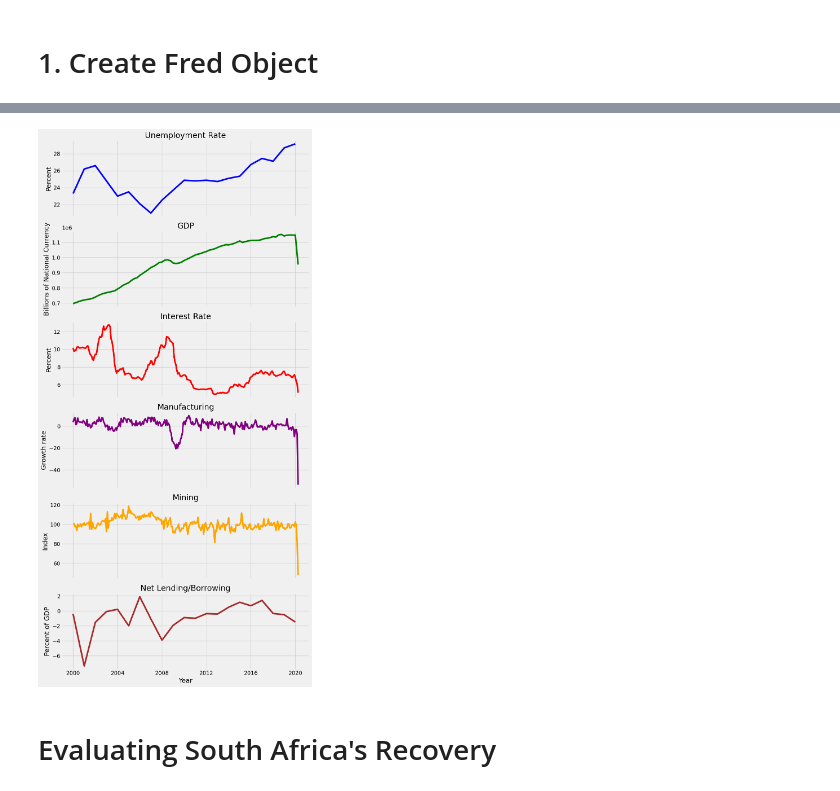
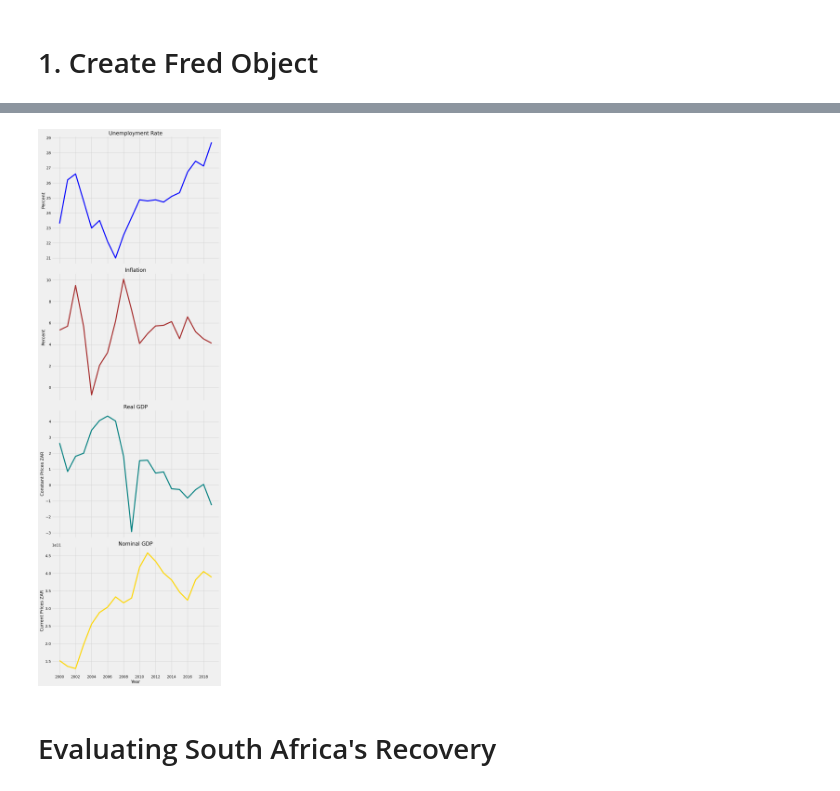
Before and after one commit to l-quincy01/Economic-Data-Analysis, a Jupyter notebook: EconomicEDA.ipynb, the cells around one changed output, grey strips where cells are left out. Drawn from its saved outputs; the diff is of its cells as text; code cells hidden in the pictures.

```diff
--- a/EconomicEDA.ipynb
+++ b/EconomicEDA.ipynb
@@ -58,50 +57,60 @@ sa_economic_indicators.head()
 # %%
 #create economic indicatos objects
 
-unemployment = fred.get_series('LRUN64TTZAA156S', observation_start='2000-01-01', observation_end='2020-04-01')
-gdp = fred.get_series('NGDPRSAXDCZAQ', observation_start='2000-01-01', observation_end='2020-04-01')
-interest_rate = fred.get_series('IR3TIB01ZAM156N', observation_start='2000-01-01', observation_end='2020-04-01')
-manufacturing = fred.get_series('ZAFPRMNTO01GYSAM', observation_start='2000-01-01', observation_end='2020-04-01')
-mining = fred.get_series('ZAFPRMITO01IXOBSAM', observation_start='2000-01-01', observation_end='2020-04-01')
-net_lending_borrowing = fred.get_series('ZAFBFDBP6GDPPT', observation_start='2000-01-01', observation_end='2020-04-01')
+unemployment_rate = fred.get_series('LRUN64TTZAA156S', observation_start='2000-01-01', observation_end='2019-12-31')
+
+# Monthly series
+construction_growth = fred.get_series('ZAFPRCNTO01MLSAM', observation_start='2000-01-01', observation_end='2019-12-31')
+# Yearly series
+inflation = fred.get_series('FPCPITOTLZGZAF', observation_start='2000-01-01', observation_end='2019-12-31')
+real_gdp = fred.get_series('ZAFNGDPRPCPCPPPT', observation_start='2000-01-01', observation_end='2019-12-31')
+gdp_nominal = fred.get_series('MKTGDPZAA646NWDB', observation_start='2000-01-01', observation_end='2019-12-31')
 # %%
-#Display series
+# Display series
 
-fig, axes = plt.subplots(6, 1, figsize=(10, 20), sharex=True)
+fig, axes = plt.subplots(4, 1, figsize=(10, 30), sharex=True)
 
 # Plot each series
-axes[0].plot(unemployment.index, unemployment, color='blue')
+axes[0].plot(unemployment_rate.index, unemployment_rate, color='blue')
 axes[0].set_title('Unemployment Rate')
 axes[0].set_ylabel('Percent')
 
-axes[1].plot(gdp.index, gdp, color='green')
-axes[1].set_title('GDP')
-axes[1].set_ylabel('Billions of National Currency')
+#axes[1].plot(construction_growth.index, construction_growth, color='green')
+#axes[1].set_title('Construction Growth (Monthly)')
+#axes[1].set_ylabel('Growth Rate %')
+#
+#axes[2].plot(manufacturing_growth.index, manufacturing_growth, color='purple')
+#axes[2].set_title('Manufacturing Growth (Monthly)')
+#axes[2].set_ylabel('Growth Rate %')
+#
+#axes[3].plot(mining_growth.index, mining_growth, color='orange')
+#axes[3].set_title('Mining Growth (Monthly)')
+#axes[3].set_ylabel('Growth Rate %')
+#
+#axes[4].plot(interest_rate.index, interest_rate, color='red')
+#axes[4].set_title('Interest Rate')
+#axes[4].set_ylabel('Percent')
 
-axes[2].plot(interest_rate.index, interest_rate, color='red')
-axes[2].set_title('Interest Rate')
-axes[2].set_ylabel('Percent')
+axes[1].plot(inflation.index, inflation, color='brown')
+axes[1].set_title('Inflation')
+axes[1].set_ylabel('Percent')
 
-axes[3].plot(manufacturing.index, manufacturing, color='purple')
-axes[3].set_title('Manufacturing')
-axes[3].set_ylabel('Growth rate')
+axes[2].plot(real_gdp.index, real_gdp, color='teal')
+axes[2].set_title('Real GDP')
+axes[2].set_ylabel('Constant Prices ZAR')
 
-axes[4].plot(mining.index, mining, color='orange')
-axes[4].set_title('Mining')
-axes[4].set_ylabel('Index')
-
-axes[5].plot(net_lending_borrowing.index, net_lending_borrowing, color='brown')
-axes[5].set_title('Net Lending/Borrowing')
-axes[5].set_ylabel('Percent of GDP')
+axes[3].plot(gdp_nominal.index, gdp_nominal, color='gold')
+axes[3].set_title('Nominal GDP')
+axes[3].set_ylabel('Current Prices ZAR')
 
 # Add a shared X-label
 plt.xlabel('Year')
 plt.tight_layout()
 
 # Display the plots
 plt.show()
 # %% [output]
-[figure, old version]
+[figure, new version]
 # %% [markdown]
 # Evaluating South Africa's Recovery
 # %%
```
Also changed, not shown: parts of 12 cells of this notebook.
